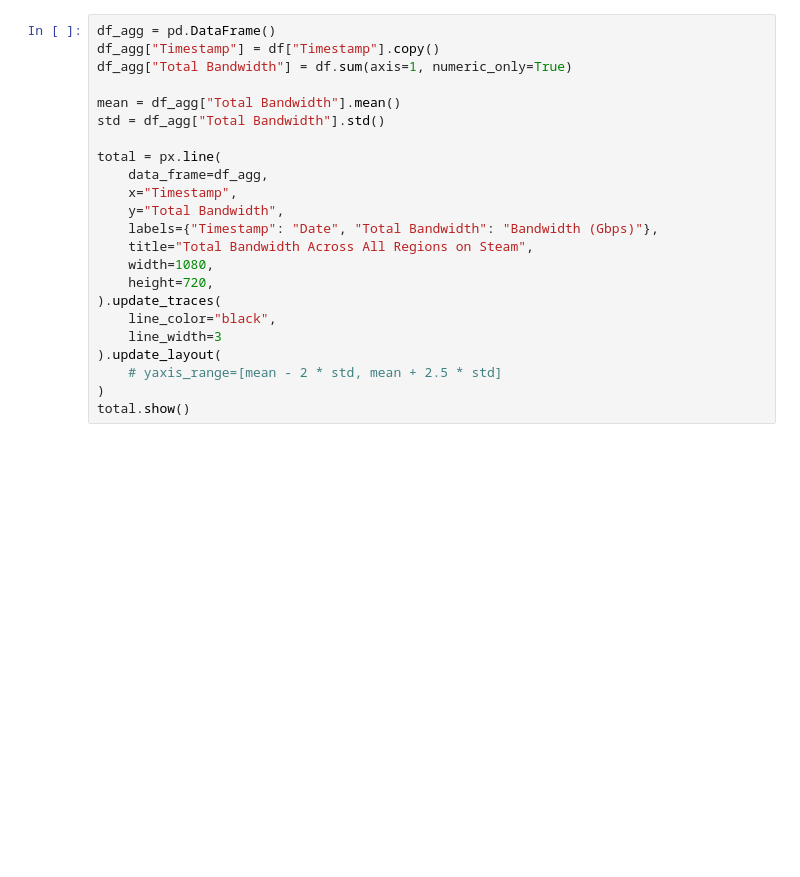
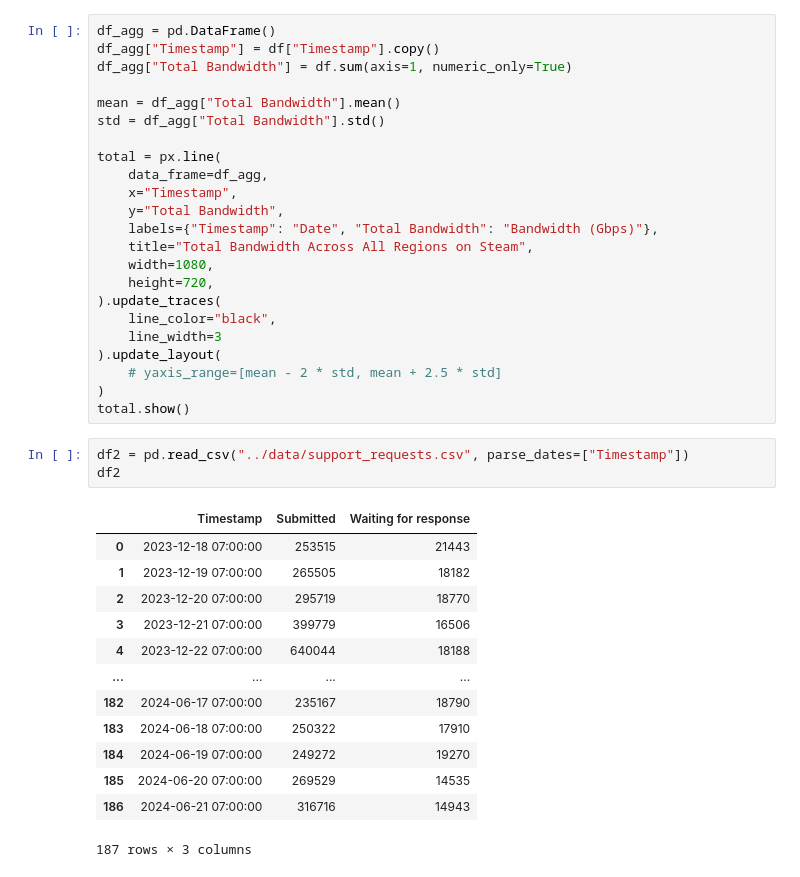
Before and after one commit to ehan03/Steam-Time-Series, a Jupyter notebook: notebooks/eda.ipynb, the cells around one changed output. Saved outputs shown, nothing was run; the diff lists cells and outputs as text; blank space fills up the shorter version.

```diff
--- a/notebooks/eda.ipynb
+++ b/notebooks/eda.ipynb
@@ -106,3 +106,20 @@ total = px.line(
     # yaxis_range=[mean - 2 * std, mean + 2.5 * std]
 )
 total.show()
+# %%
+df2 = pd.read_csv("../data/support_requests.csv", parse_dates=["Timestamp"])
+df2
+# %% [output]
+|  | Timestamp | Submitted | Waiting for response |
+| 0 | 2023-12-18 07:00:00 | 253515 | 21443 |
+| 1 | 2023-12-19 07:00:00 | 265505 | 18182 |
+| 2 | 2023-12-20 07:00:00 | 295719 | 18770 |
+| 3 | 2023-12-21 07:00:00 | 399779 | 16506 |
+| 4 | 2023-12-22 07:00:00 | 640044 | 18188 |
+| ... | ... | ... | ... |
+| 182 | 2024-06-17 07:00:00 | 235167 | 18790 |
+| 183 | 2024-06-18 07:00:00 | 250322 | 17910 |
+| 184 | 2024-06-19 07:00:00 | 249272 | 19270 |
+| 185 | 2024-06-20 07:00:00 | 269529 | 14535 |
+| 186 | 2024-06-21 07:00:00 | 316716 | 14943 |
+187 rows × 3 columns
```
Also changed, not shown: parts of 4 cells of this notebook.
